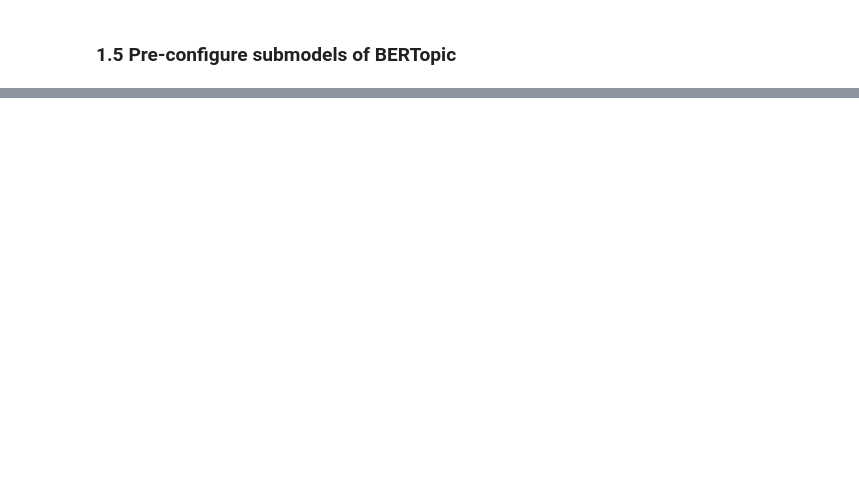
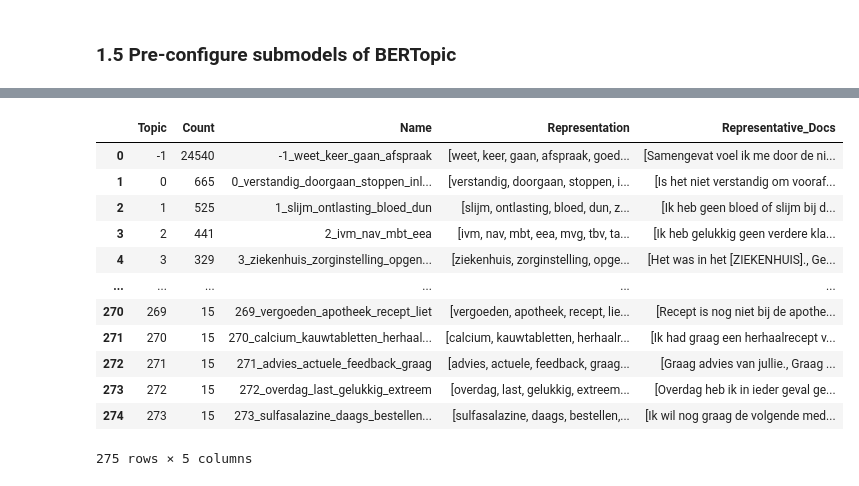
Before and after one commit to MaastrichtU-CDS/MyIBDcoachNLP, a Jupyter notebook: notebooks/analysis_of_sentences/bertje_new_input.ipynb, the cells around one changed output, grey strips where cells are left out. Cells and saved outputs as stored; diff of their text form; code cells hidden in the pictures; blank space fills up the shorter version.

```diff
--- a/notebooks/analysis_of_sentences/bertje_new_input.ipynb
+++ b/notebooks/analysis_of_sentences/bertje_new_input.ipynb
@@ -746,0 +298,16 @@ Accuracy for Category Matching: 71.96%
+# %%
+best_topic_model.get_topic_info()
+# %% [output]
+|  | Topic | Count | Name | Representation | Representative_Docs |
+| 0 | -1 | 24540 | -1_weet_keer_gaan_afspraak | [weet, keer, gaan, afspraak, goed... | [Samengevat voel ik me door de ni... |
+| 1 | 0 | 665 | 0_verstandig_doorgaan_stoppen_inl... | [verstandig, doorgaan, stoppen, i... | [Is het niet verstandig om vooraf... |
+| 2 | 1 | 525 | 1_slijm_ontlasting_bloed_dun | [slijm, ontlasting, bloed, dun, z... | [Ik heb geen bloed of slijm bij d... |
+| 3 | 2 | 441 | 2_ivm_nav_mbt_eea | [ivm, nav, mbt, eea, mvg, tbv, ta... | [Ik heb gelukkig geen verdere kla... |
+| 4 | 3 | 329 | 3_ziekenhuis_zorginstelling_opgen... | [ziekenhuis, zorginstelling, opge... | [Het was in het [ZIEKENHUIS]., Ge... |
+| ... | ... | ... | ... | ... | ... |
+| 270 | 269 | 15 | 269_vergoeden_apotheek_recept_liet | [vergoeden, apotheek, recept, lie... | [Recept is nog niet bij de apothe... |
+| 271 | 270 | 15 | 270_calcium_kauwtabletten_herhaal... | [calcium, kauwtabletten, herhaalr... | [Ik had graag een herhaalrecept v... |
+| 272 | 271 | 15 | 271_advies_actuele_feedback_graag | [advies, actuele, feedback, graag... | [Graag advies van jullie., Graag ... |
+| 273 | 272 | 15 | 272_overdag_last_gelukkig_extreem | [overdag, last, gelukkig, extreem... | [Overdag heb ik in ieder geval ge... |
+| 274 | 273 | 15 | 273_sulfasalazine_daags_bestellen... | [sulfasalazine, daags, bestellen,... | [Ik wil nog graag de volgende med... |
+275 rows × 5 columns
```
Also changed, not shown: parts of 92 cells of this notebook, 28 other files.
